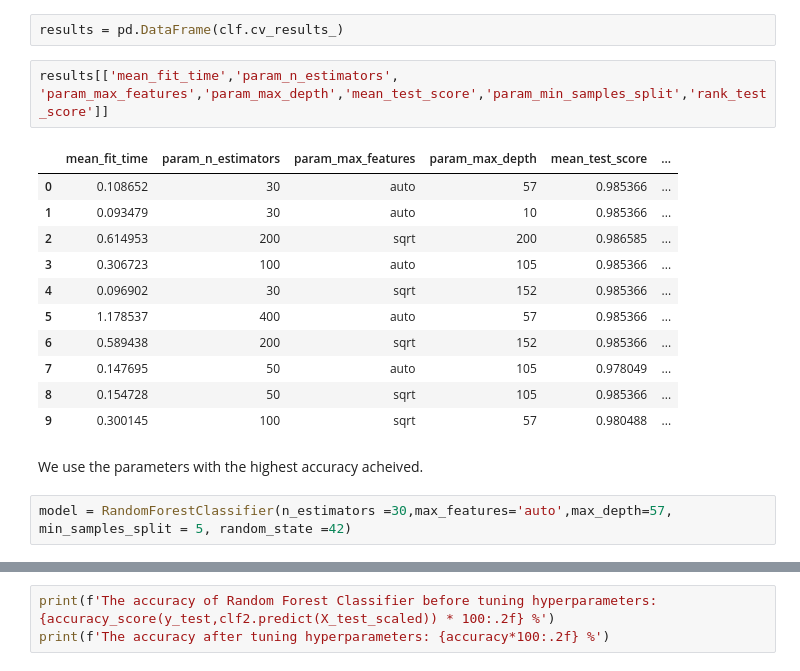
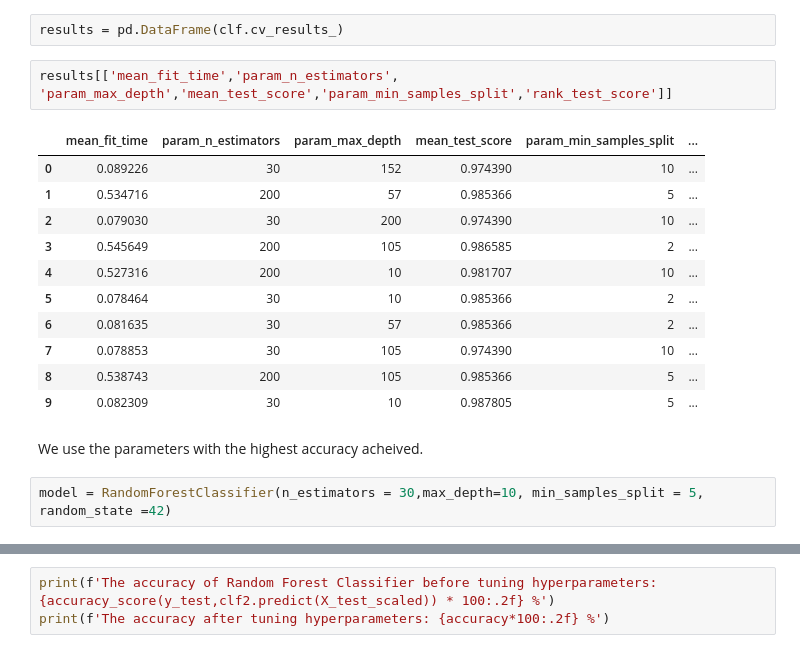
Before and after one commit to Waleed-Mujahid/Machine-Learning, a Jupyter notebook: Model Selection and Grid Search/Heart_DIsease_Predict.ipynb, the cells around one changed output, grey strips where cells are left out. Cells and saved outputs as stored; diff of their text form.

```diff
--- a/Model Selection and Grid Search/Heart_DIsease_Predict.ipynb
+++ b/Model Selection and Grid Search/Heart_DIsease_Predict.ipynb
@@ -287,23 +285,23 @@ RandomizedSearchCV(cv=5, estimator=RandomForestClassifier(),
 # %%
 results = pd.DataFrame(clf.cv_results_)
 # %%
-results[['mean_fit_time','param_n_estimators', 'param_max_features','param_max_depth','mean_test_score','param_min_samples_split','rank_test_score']]
+results[['mean_fit_time','param_n_estimators', 'param_max_depth','mean_test_score','param_min_samples_split','rank_test_score']]
 # %% [output]
-|  | mean_fit_time | param_n_estimators | param_max_features | param_max_depth | mean_test_score | ... |
-| 0 | 0.108652 | 30 | auto | 57 | 0.985366 | ... |
-| 1 | 0.093479 | 30 | auto | 10 | 0.985366 | ... |
-| 2 | 0.614953 | 200 | sqrt | 200 | 0.986585 | ... |
-| 3 | 0.306723 | 100 | auto | 105 | 0.985366 | ... |
-| 4 | 0.096902 | 30 | sqrt | 152 | 0.985366 | ... |
-| 5 | 1.178537 | 400 | auto | 57 | 0.985366 | ... |
-| 6 | 0.589438 | 200 | sqrt | 152 | 0.985366 | ... |
-| 7 | 0.147695 | 50 | auto | 105 | 0.978049 | ... |
-| 8 | 0.154728 | 50 | sqrt | 105 | 0.985366 | ... |
-| 9 | 0.300145 | 100 | sqrt | 57 | 0.980488 | ... |
+|  | mean_fit_time | param_n_estimators | param_max_depth | mean_test_score | param_min_samples_split | ... |
+| 0 | 0.089226 | 30 | 152 | 0.974390 | 10 | ... |
+| 1 | 0.534716 | 200 | 57 | 0.985366 | 5 | ... |
+| 2 | 0.079030 | 30 | 200 | 0.974390 | 10 | ... |
+| 3 | 0.545649 | 200 | 105 | 0.986585 | 2 | ... |
+| 4 | 0.527316 | 200 | 10 | 0.981707 | 10 | ... |
+| 5 | 0.078464 | 30 | 10 | 0.985366 | 2 | ... |
+| 6 | 0.081635 | 30 | 57 | 0.985366 | 2 | ... |
+| 7 | 0.078853 | 30 | 105 | 0.974390 | 10 | ... |
+| 8 | 0.538743 | 200 | 105 | 0.985366 | 5 | ... |
+| 9 | 0.082309 | 30 | 10 | 0.987805 | 5 | ... |
 # %% [markdown]
   We use the parameters with the highest accuracy acheived.
 # %%
-model = RandomForestClassifier(n_estimators =30,max_features='auto',max_depth=57, min_samples_split = 5, random_state =42)
+model = RandomForestClassifier(n_estimators = 30,max_depth=10, min_samples_split = 5, random_state =42)
 # %%
 model.fit(X_train_scaled,y_train)
 # %% [output]
```
Also changed, not shown: parts of 5 cells of this notebook.
